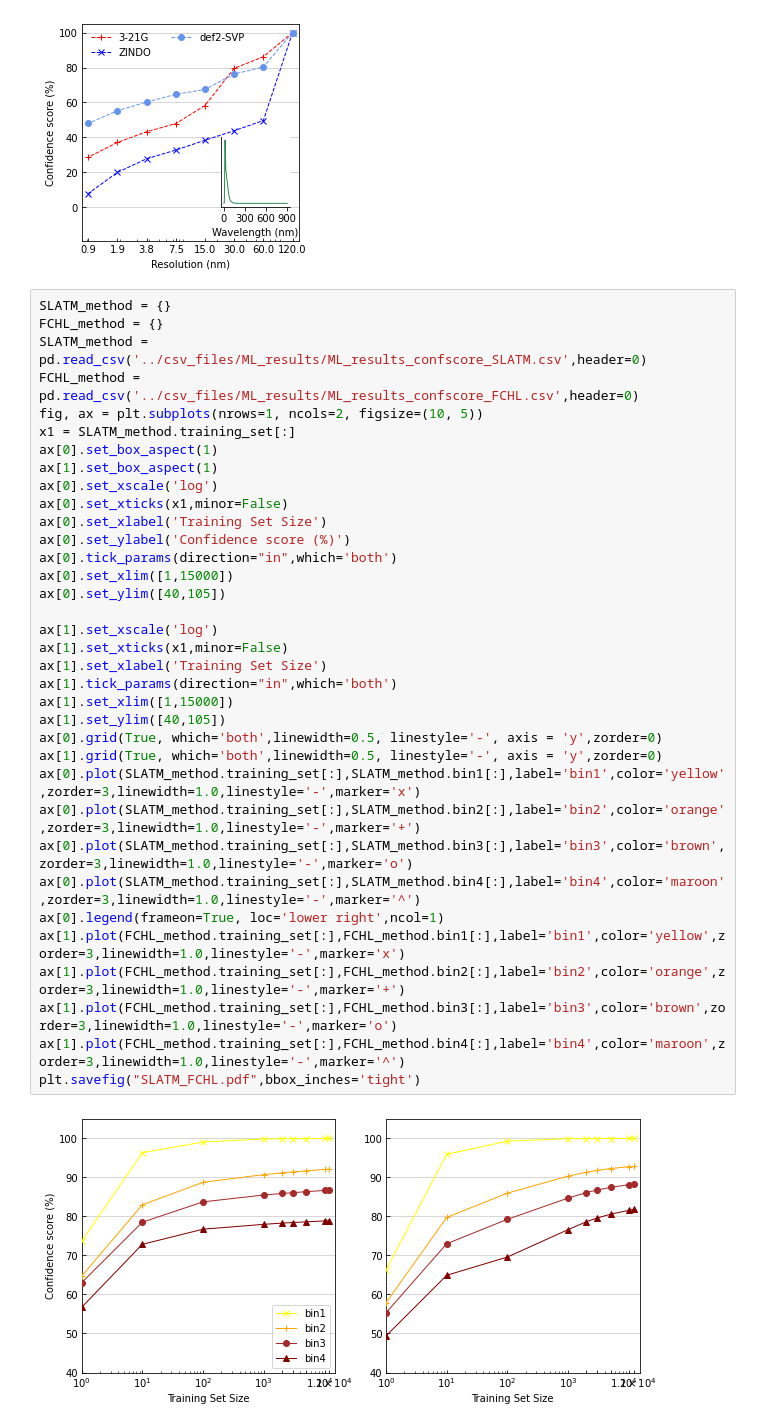
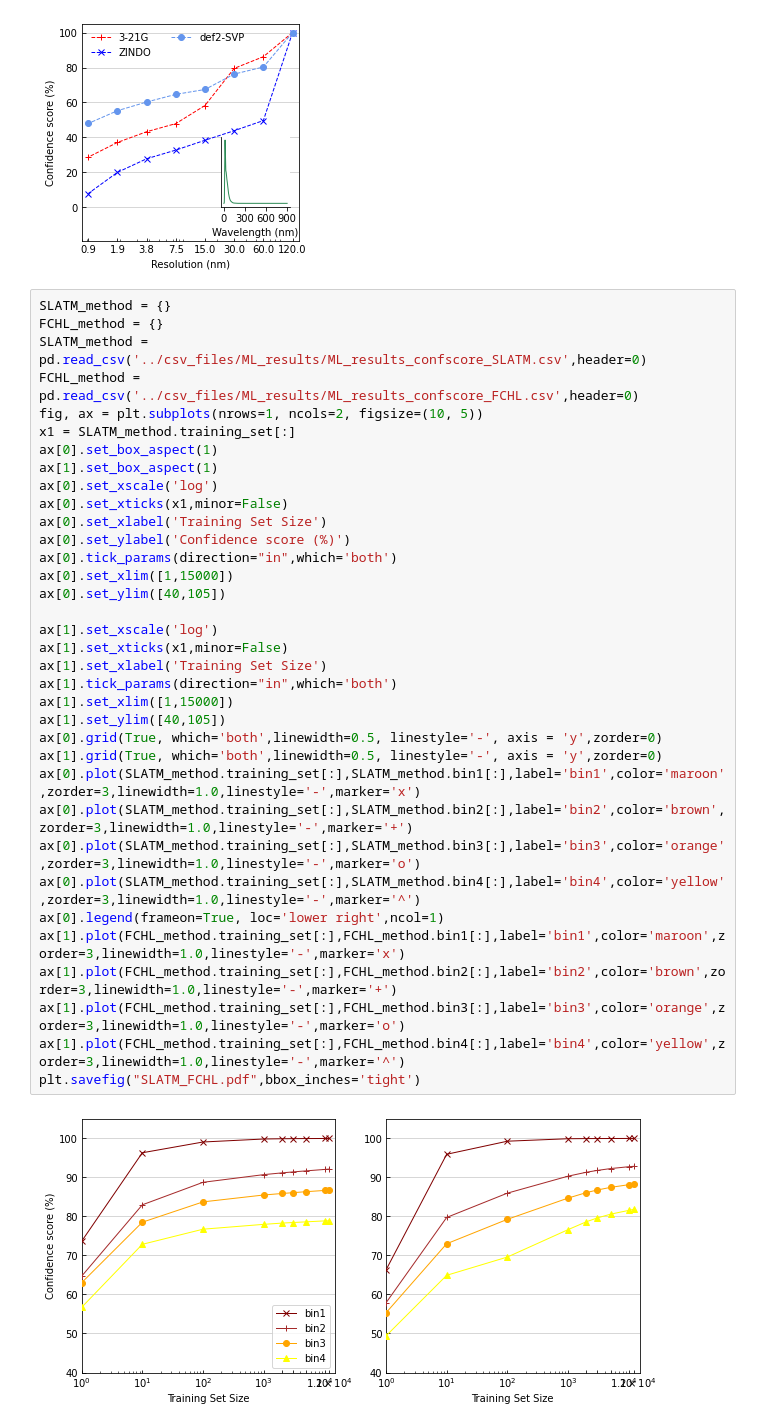
Before and after one commit to moldis-group/bigQM7w, a Jupyter notebook: notebooks/5methods_new.ipynb, the cells around one changed output. Cells and saved outputs as stored; diff of their text form.

```diff
--- a/notebooks/5methods_new.ipynb
+++ b/notebooks/5methods_new.ipynb
@@ -202,37 +202,37 @@ plt.show()
 # %%
 SLATM_method = {}
 FCHL_method = {}
 SLATM_method = pd.read_csv('../csv_files/ML_results/ML_results_confscore_SLATM.csv',header=0)
 FCHL_method = pd.read_csv('../csv_files/ML_results/ML_results_confscore_FCHL.csv',header=0)
 fig, ax = plt.subplots(nrows=1, ncols=2, figsize=(10, 5))
 x1 = SLATM_method.training_set[:]
 ax[0].set_box_aspect(1)
 ax[1].set_box_aspect(1)
 ax[0].set_xscale('log')
 ax[0].set_xticks(x1,minor=False)
 ax[0].set_xlabel('Training Set Size')
 ax[0].set_ylabel('Confidence score (%)')
 ax[0].tick_params(direction="in",which='both')
 ax[0].set_xlim([1,15000])
 ax[0].set_ylim([40,105])
 
 ax[1].set_xscale('log')
 ax[1].set_xticks(x1,minor=False)
 ax[1].set_xlabel('Training Set Size')
 ax[1].tick_params(direction="in",which='both')
 ax[1].set_xlim([1,15000])
 ax[1].set_ylim([40,105])
 ax[0].grid(True, which='both',linewidth=0.5, linestyle='-', axis = 'y',zorder=0)
 ax[1].grid(True, which='both',linewidth=0.5, linestyle='-', axis = 'y',zorder=0)
-ax[0].plot(SLATM_method.training_set[:],SLATM_method.bin1[:],label='bin1',color='yellow',zorder=3,linewidth=1.0,linestyle='-',marker='x')
-ax[0].plot(SLATM_method.training_set[:],SLATM_method.bin2[:],label='bin2',color='orange',zorder=3,linewidth=1.0,linestyle='-',marker='+')
-ax[0].plot(SLATM_method.training_set[:],SLATM_method.bin3[:],label='bin3',color='brown',zorder=3,linewidth=1.0,linestyle='-',marker='o')
-ax[0].plot(SLATM_method.training_set[:],SLATM_method.bin4[:],label='bin4',color='maroon',zorder=3,linewidth=1.0,linestyle='-',marker='^')
+ax[0].plot(SLATM_method.training_set[:],SLATM_method.bin1[:],label='bin1',color='maroon',zorder=3,linewidth=1.0,linestyle='-',marker='x')
+ax[0].plot(SLATM_method.training_set[:],SLATM_method.bin2[:],label='bin2',color='brown',zorder=3,linewidth=1.0,linestyle='-',marker='+')
+ax[0].plot(SLATM_method.training_set[:],SLATM_method.bin3[:],label='bin3',color='orange',zorder=3,linewidth=1.0,linestyle='-',marker='o')
+ax[0].plot(SLATM_method.training_set[:],SLATM_method.bin4[:],label='bin4',color='yellow',zorder=3,linewidth=1.0,linestyle='-',marker='^')
 ax[0].legend(frameon=True, loc='lower right',ncol=1)
-ax[1].plot(FCHL_method.training_set[:],FCHL_method.bin1[:],label='bin1',color='yellow',zorder=3,linewidth=1.0,linestyle='-',marker='x')
-ax[1].plot(FCHL_method.training_set[:],FCHL_method.bin2[:],label='bin2',color='orange',zorder=3,linewidth=1.0,linestyle='-',marker='+')
-ax[1].plot(FCHL_method.training_set[:],FCHL_method.bin3[:],label='bin3',color='brown',zorder=3,linewidth=1.0,linestyle='-',marker='o')
-ax[1].plot(FCHL_method.training_set[:],FCHL_method.bin4[:],label='bin4',color='maroon',zorder=3,linewidth=1.0,linestyle='-',marker='^')
+ax[1].plot(FCHL_method.training_set[:],FCHL_method.bin1[:],label='bin1',color='maroon',zorder=3,linewidth=1.0,linestyle='-',marker='x')
+ax[1].plot(FCHL_method.training_set[:],FCHL_method.bin2[:],label='bin2',color='brown',zorder=3,linewidth=1.0,linestyle='-',marker='+')
+ax[1].plot(FCHL_method.training_set[:],FCHL_method.bin3[:],label='bin3',color='orange',zorder=3,linewidth=1.0,linestyle='-',marker='o')
+ax[1].plot(FCHL_method.training_set[:],FCHL_method.bin4[:],label='bin4',color='yellow',zorder=3,linewidth=1.0,linestyle='-',marker='^')
 plt.savefig("SLATM_FCHL.pdf",bbox_inches='tight')
 # %% [output]
-[figure, old version]
+[figure, new version]
```
Also changed, not shown: parts of 1 cell of this notebook, 3 other files.
